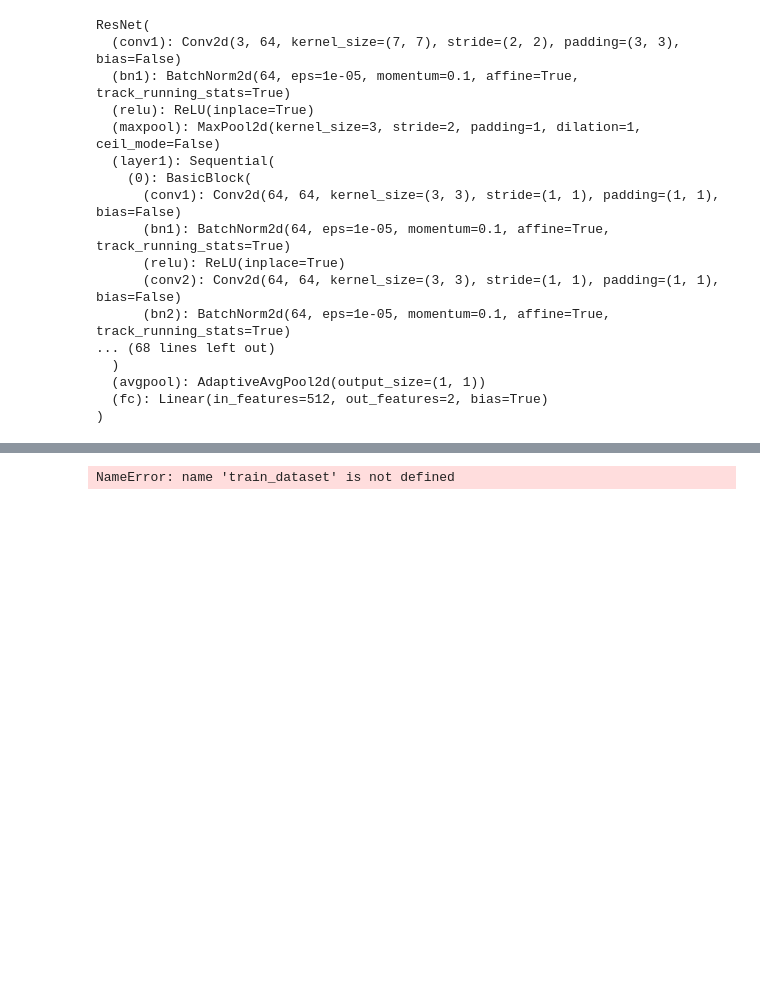
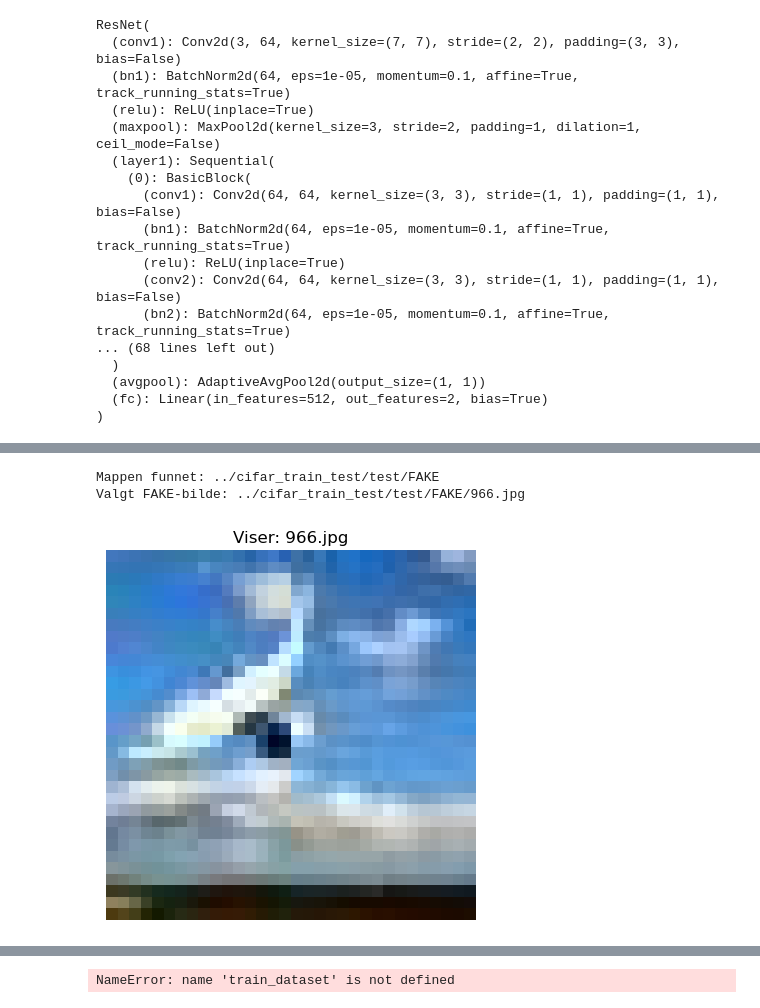
Before and after one commit to lucafossen/INFO381-GitHub, a Jupyter notebook: eval_xai_test.ipynb, the cells around one changed output, grey strips where cells are left out. Saved outputs shown, nothing was run; the diff lists cells and outputs as text; code cells hidden in the pictures; blank space fills up the shorter version.

```diff
--- a/eval_xai_test.ipynb
+++ b/eval_xai_test.ipynb
@@ -95,0 +123,41 @@ Test Accuracy: 0.94
+# %%
+import os
+import random
+import matplotlib.pyplot as plt
+from PIL import Image
+
+# Definer pathen til testbildene
+test_fake_dir = "../cifar_train_test/test/FAKE"  # Juster denne hvis nødvendig
+
+# Sjekk om katalogen finnes
+if not os.path.exists(test_fake_dir):
+    print("FEIL: Mappen finnes ikke, sjekk pathen:", test_fake_dir)
+else:
+    print("Mappen funnet:", test_fake_dir)
+
+    # List alle bilder i mappen
+    fake_images = [img for img in os.listdir(test_fake_dir) if img.endswith(".jpg")]
+
+    # Sjekk om det finnes bilder i mappen
+    if not fake_images:
+        print("FEIL: Ingen bilder funnet i", test_fake_dir)
+    else:
+        # Velg et tilfeldig bilde
+        random_fake_image = random.choice(fake_images)
+        fake_image_path = os.path.join(test_fake_dir, random_fake_image)
+
+        print("Valgt FAKE-bilde:", fake_image_path)
+
+        # Prøv å åpne og vise bildet
+        try:
+            image = Image.open(fake_image_path)
+            plt.imshow(image)
+            plt.axis("off")
+            plt.title(f"Viser: {random_fake_image}")
+            plt.show()
+        except Exception as e:
+            print("FEIL: Kunne ikke åpne bildet:", e)
+# %% [output]
+Mappen funnet: ../cifar_train_test/test/FAKE
+Valgt FAKE-bilde: ../cifar_train_test/test/FAKE/966.jpg
+[figure, added]
```
Also changed, not shown: parts of 10 cells of this notebook.
